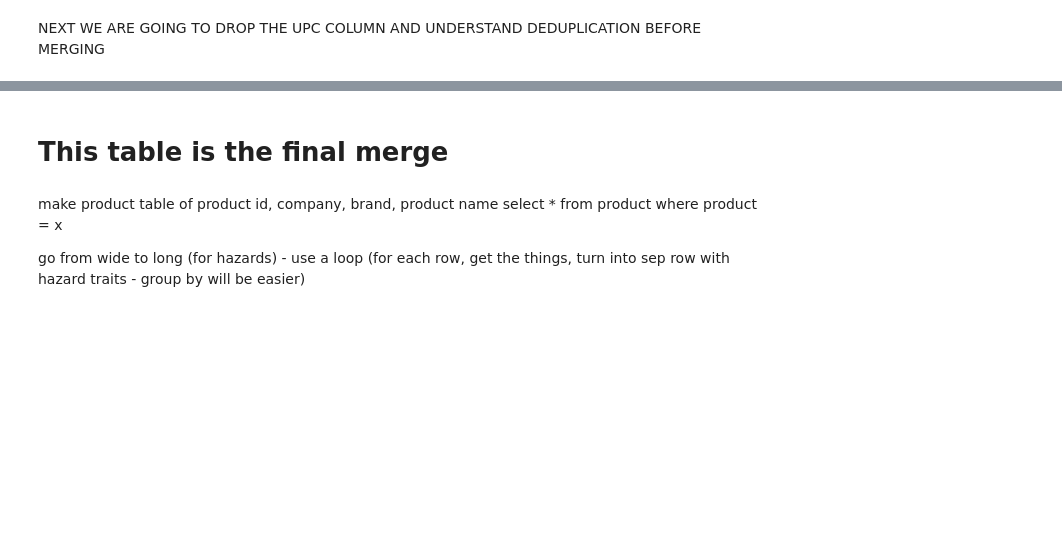
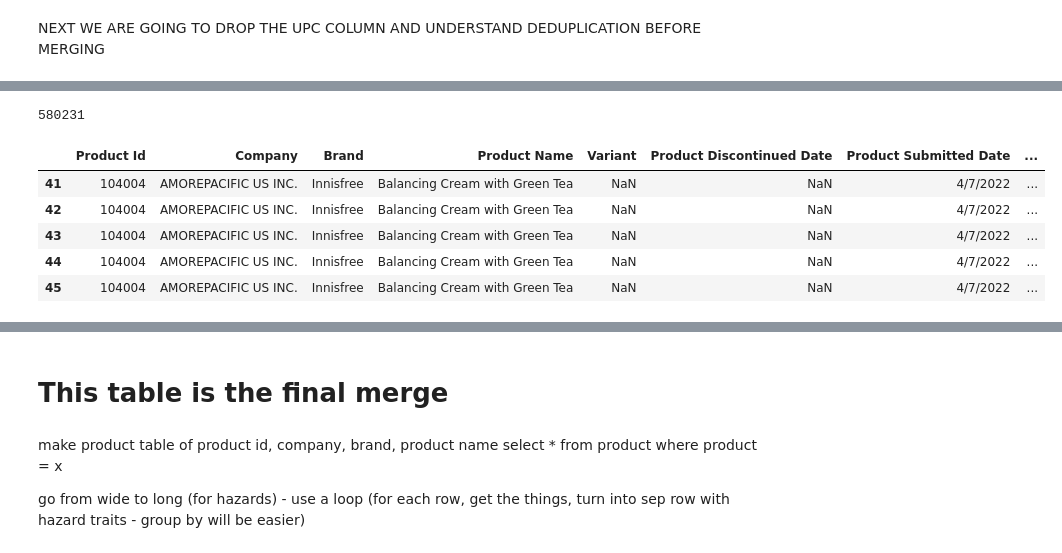
Before and after one commit to meisili/bna-data-duo, a Jupyter notebook: merge_check.ipynb, the cells around one changed output, grey strips where cells are left out. Drawn from its saved outputs; the diff is of its cells as text; code cells hidden in the pictures; blank space fills up the shorter version.

```diff
--- a/merge_check.ipynb
+++ b/merge_check.ipynb
@@ -1092,3 +1096,7 @@ final_merge_expanded.head()
 | 2 | 38662 | Xtreme Color, Inc. | Hard Candy | Fierce Effects- Shadow Duo | Black-Sprinkle | NaN | 9/21/2015 | ... |
 | 3 | 38667 | Xtreme Color, Inc. | Hard Candy | Fierce Effects- Shadow Duo | Brown-Solid | NaN | 9/21/2015 | ... |
 | 4 | 38665 | Xtreme Color, Inc. | Hard Candy | Fierce Effects- Shadow Duo | Brown-Solid | NaN | 9/21/2015 | ... |
+# %%
+cats = pd.read_csv("database tables/categories_table.csv")
+# %%
+merge_data = pd.merge(final_merge_expanded, cats, on = "Product Id", how = "left")
@@ -1094,0 +1112,15 @@ final_merge_expanded.head()
+# %%
+rep = merge_data[merge_data["Reproductive Toxicity"] == True]
+# %%
+len(rep)
+# %% [output]
+580231
+# %%
+rep.head()
+# %% [output]
+|  | Product Id | Company | Brand | Product Name | Variant | Product Discontinued Date | Product Submitted Date | ... |
+| 41 | 104004 | AMOREPACIFIC US INC. | Innisfree | Balancing Cream with Green Tea | NaN | NaN | 4/7/2022 | ... |
+| 42 | 104004 | AMOREPACIFIC US INC. | Innisfree | Balancing Cream with Green Tea | NaN | NaN | 4/7/2022 | ... |
+| 43 | 104004 | AMOREPACIFIC US INC. | Innisfree | Balancing Cream with Green Tea | NaN | NaN | 4/7/2022 | ... |
+| 44 | 104004 | AMOREPACIFIC US INC. | Innisfree | Balancing Cream with Green Tea | NaN | NaN | 4/7/2022 | ... |
+| 45 | 104004 | AMOREPACIFIC US INC. | Innisfree | Balancing Cream with Green Tea | NaN | NaN | 4/7/2022 | ... |
```
Also changed, not shown: parts of 11 cells of this notebook, 8 other files.
